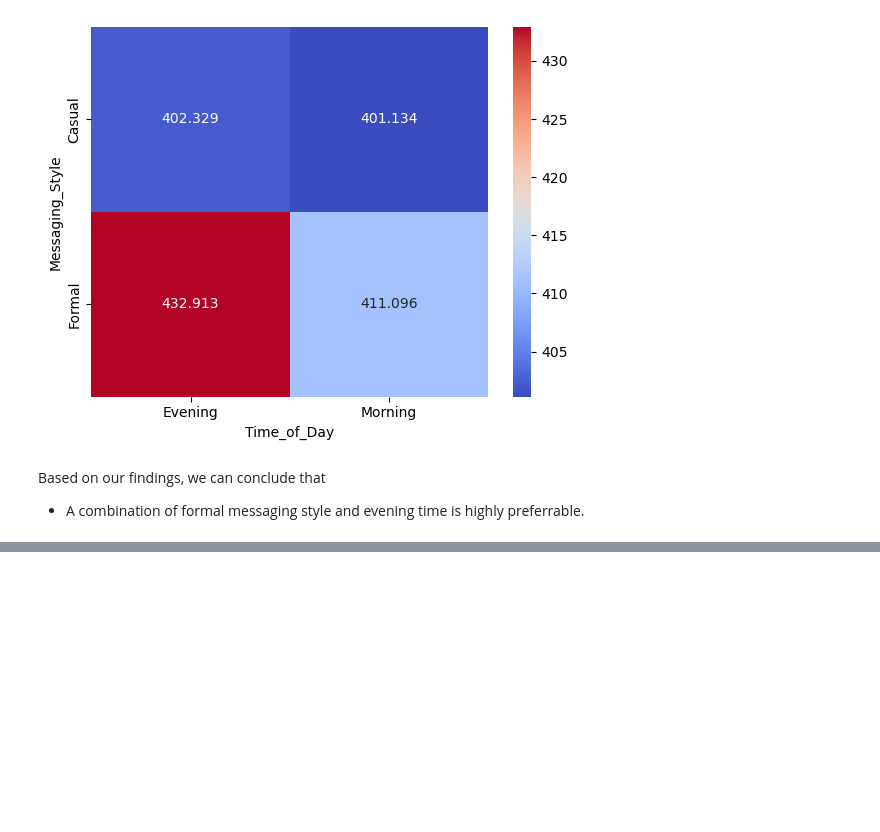
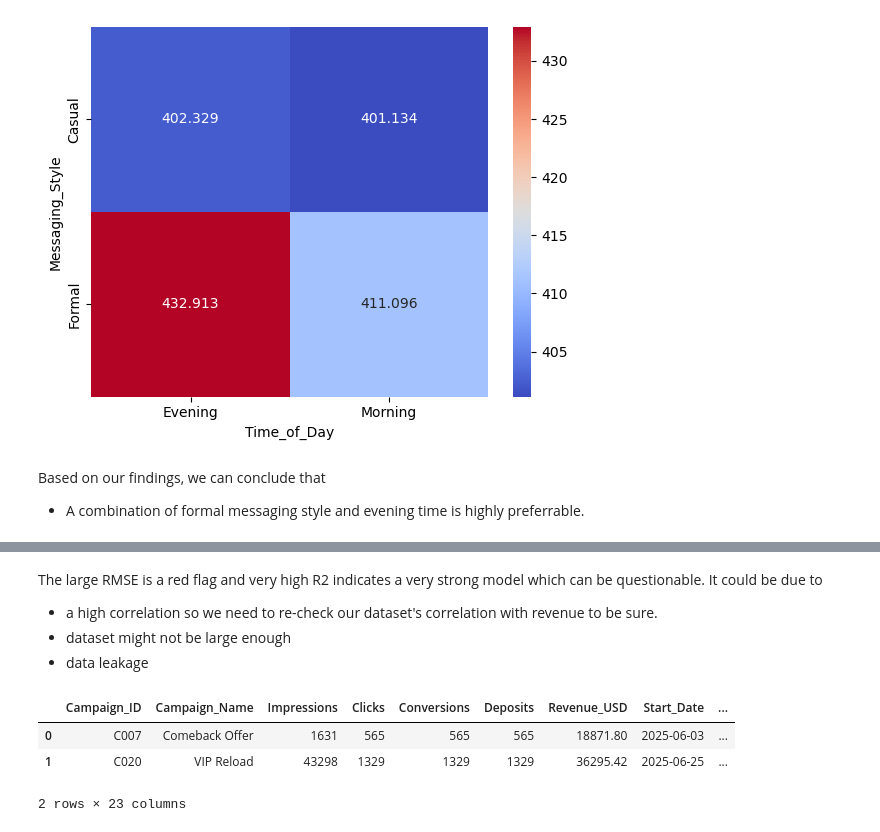
Before and after one commit to angelicaakwarteng/Python_projects, a Jupyter notebook: data_science/marketing/campaign_analysis.ipynb, the cells around one changed output, grey strips where cells are left out. Drawn from its saved outputs; the diff is of its cells as text; code cells hidden in the pictures; blank space fills up the shorter version.

```diff
--- a/data_science/marketing/campaign_analysis.ipynb
+++ b/data_science/marketing/campaign_analysis.ipynb
@@ -387,0 +464,12 @@ Based on our findings, we can conclude that
+# %% [markdown]
+The large RMSE is a red flag and very high R2 indicates a very strong model which can be questionable. It could be due to
+- a high correlation so we need to re-check our dataset's correlation with revenue to be sure.
+- dataset might not be large enough
+- data leakage
+# %%
+df_encoded.head(2)
+# %% [output]
+|  | Campaign_ID | Campaign_Name | Impressions | Clicks | Conversions | Deposits | Revenue_USD | Start_Date | ... |
+| 0 | C007 | Comeback Offer | 1631 | 565 | 565 | 565 | 18871.80 | 2025-06-03 | ... |
+| 1 | C020 | VIP Reload | 43298 | 1329 | 1329 | 1329 | 36295.42 | 2025-06-25 | ... |
+2 rows × 23 columns
```
Also changed, not shown: parts of 15 cells of this notebook.
